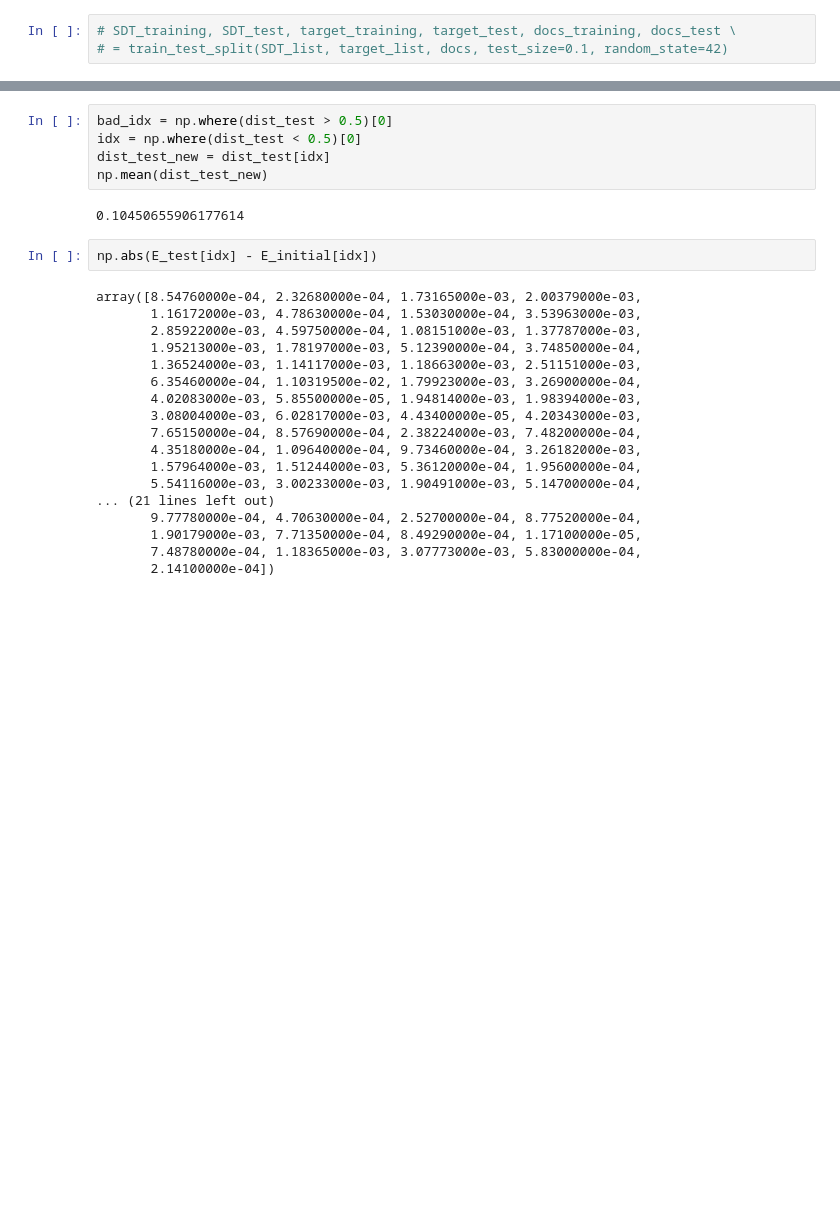
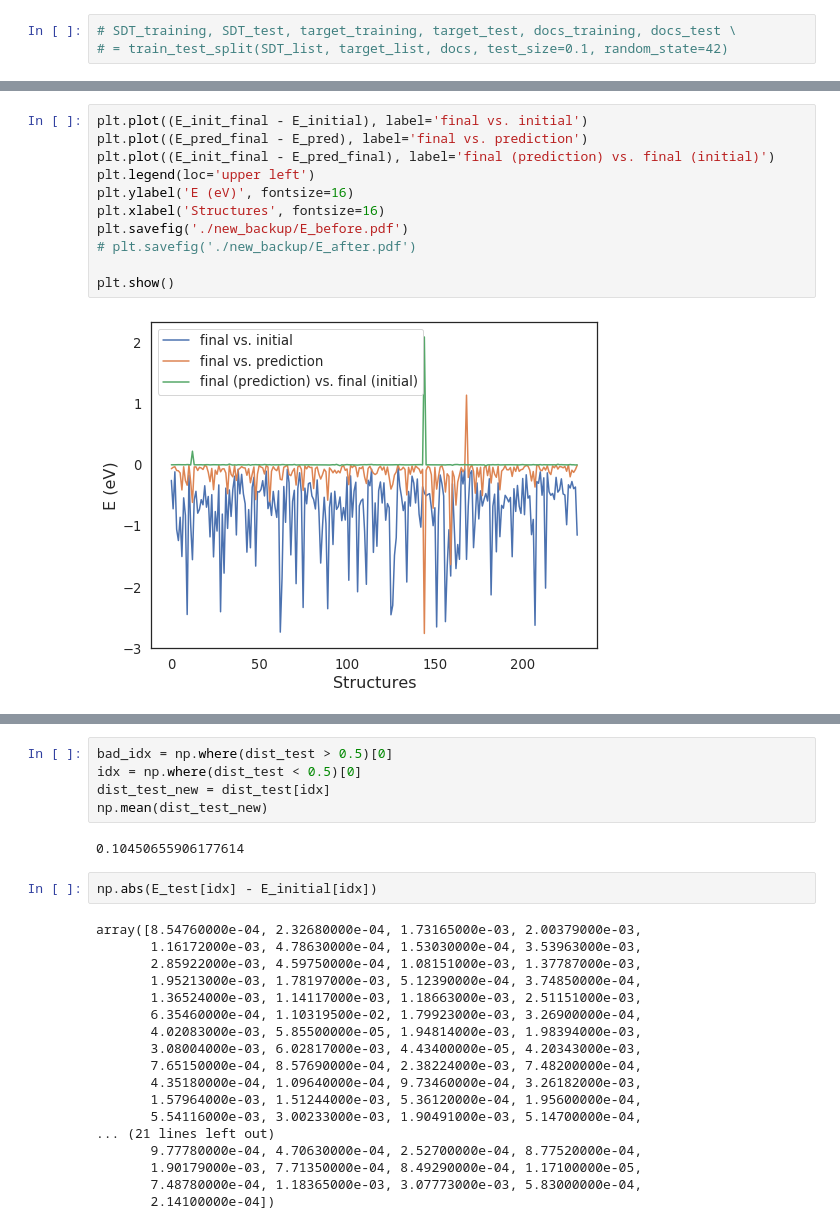
Before and after one commit to ulissigroup/dogss, a Jupyter notebook: experiments/surfaces/new_backup_evaluation.ipynb, the cells around one changed output, grey strips where cells are left out. Cells and saved outputs as stored; diff of their text form; blank space fills up the shorter version.

```diff
--- a/experiments/surfaces/new_backup_evaluation.ipynb
+++ b/experiments/surfaces/new_backup_evaluation.ipynb
@@ -230,0 +328,13 @@ plt.hist(dist_test)
+# %%
+plt.plot((E_init_final - E_initial), label='final vs. initial')
+plt.plot((E_pred_final - E_pred), label='final vs. prediction')
+plt.plot((E_init_final - E_pred_final), label='final (prediction) vs. final (initial)')
+plt.legend(loc='upper left')
+plt.ylabel('E (eV)', fontsize=16)
+plt.xlabel('Structures', fontsize=16)
+plt.savefig('./new_backup/E_before.pdf')
+# plt.savefig('./new_backup/E_after.pdf')
+
+plt.show()
+# %% [output]
+[figure, added]
```
Also changed, not shown: parts of 18 cells of this notebook, 26 other files.
